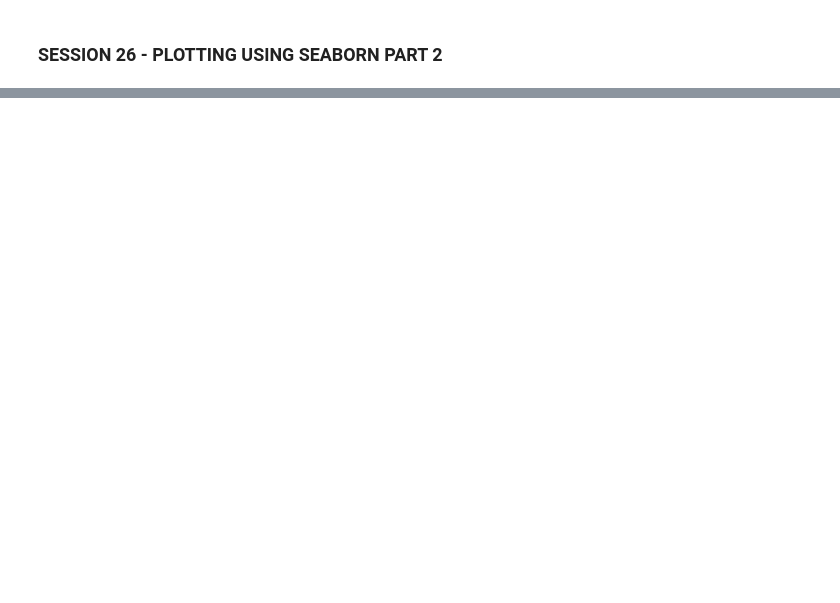
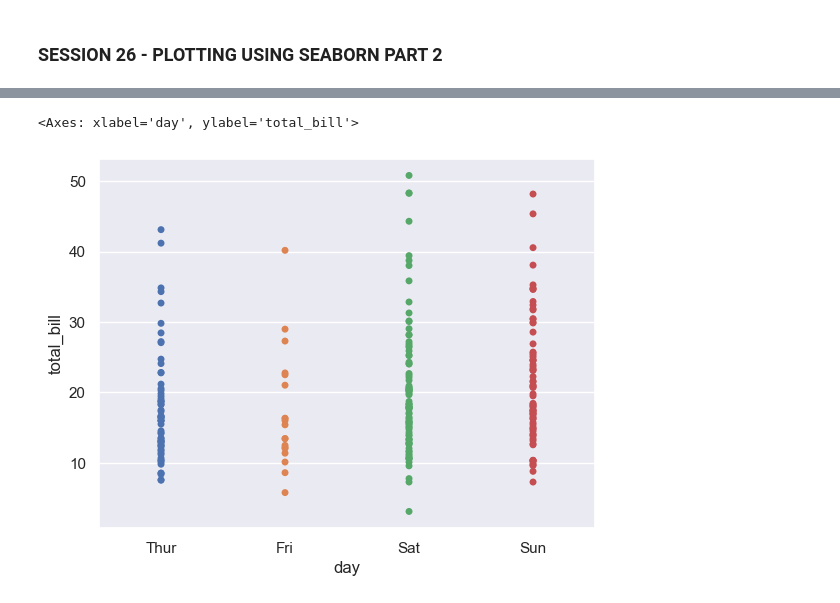
Before and after one commit to akashpagi/SEABORN-DATA-VISUALIZATION-LIBRARY-FOR-DATA-SCIENCE, a Jupyter notebook: SESSION 26 - PLOTTING USING SEABORN PART 2.ipynb, the cells around one changed output, grey strips where cells are left out. Drawn from its saved outputs; the diff is of its cells as text; code cells hidden in the pictures; blank space fills up the shorter version.

```diff
--- a/SESSION 26 - PLOTTING USING SEABORN PART 2.ipynb
+++ b/SESSION 26 - PLOTTING USING SEABORN PART 2.ipynb
@@ -2,0 +55,7 @@
+# %%
+# stripplot - jitter, hue
+# axes level function
+sns.stripplot(tips, x='day', y='total_bill', jitter=False, hue='day')
+# %% [output]
+<Axes: xlabel='day', ylabel='total_bill'>
+[figure, added]
```
Also changed, not shown: parts of 9 cells of this notebook.
